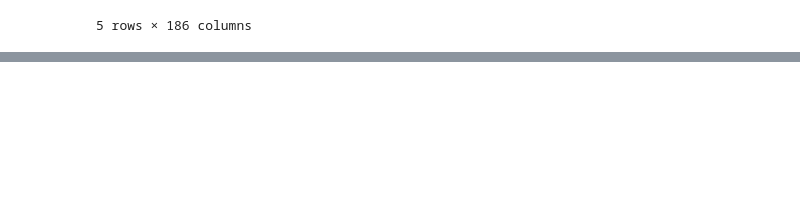
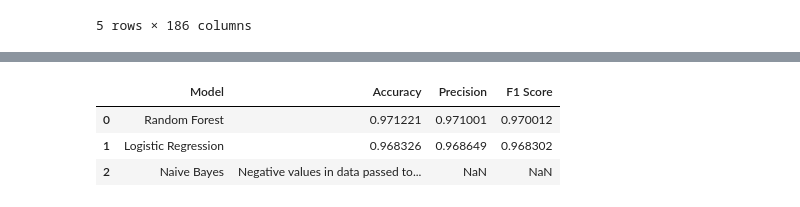
Before and after one commit to sarvesh0427/fyp, a Jupyter notebook: model_training/modeltrain.ipynb, the cells around one changed output, grey strips where cells are left out. Saved outputs shown, nothing was run; the diff lists cells and outputs as text; code cells hidden in the pictures; blank space fills up the shorter version.

```diff
--- a/model_training/modeltrain.ipynb
+++ b/model_training/modeltrain.ipynb
@@ -151,0 +185,23 @@ plt.show()
+# %%
+import pandas as pd
+import numpy as np
+
+# Define the data
+data = {
+    'Model': ['Random Forest', 'Logistic Regression', 'Naive Bayes'],
+    'Accuracy': [0.971221, 0.968326, 'Negative values in data passed to MultinomialNB'],
+    'Precision': [0.971001, 0.968649, np.nan],
+    'F1 Score': [0.970012, 0.968302, np.nan]
+}
+
+# Create DataFrame
+df = pd.DataFrame(data)
+
+# Display as a clean table
+from IPython.display import display
+display(df)
+# %% [output]
+|  | Model | Accuracy | Precision | F1 Score |
+| 0 | Random Forest | 0.971221 | 0.971001 | 0.970012 |
+| 1 | Logistic Regression | 0.968326 | 0.968649 | 0.968302 |
+| 2 | Naive Bayes | Negative values in data passed to... | NaN | NaN |
```
Also changed, not shown: parts of 11 cells of this notebook, 8 other files.
